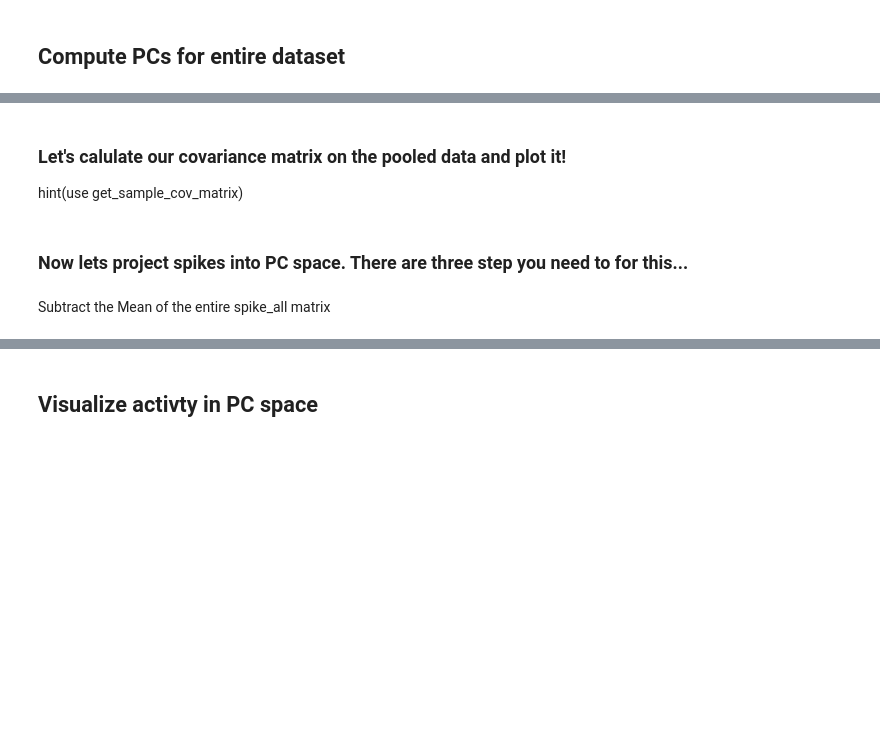
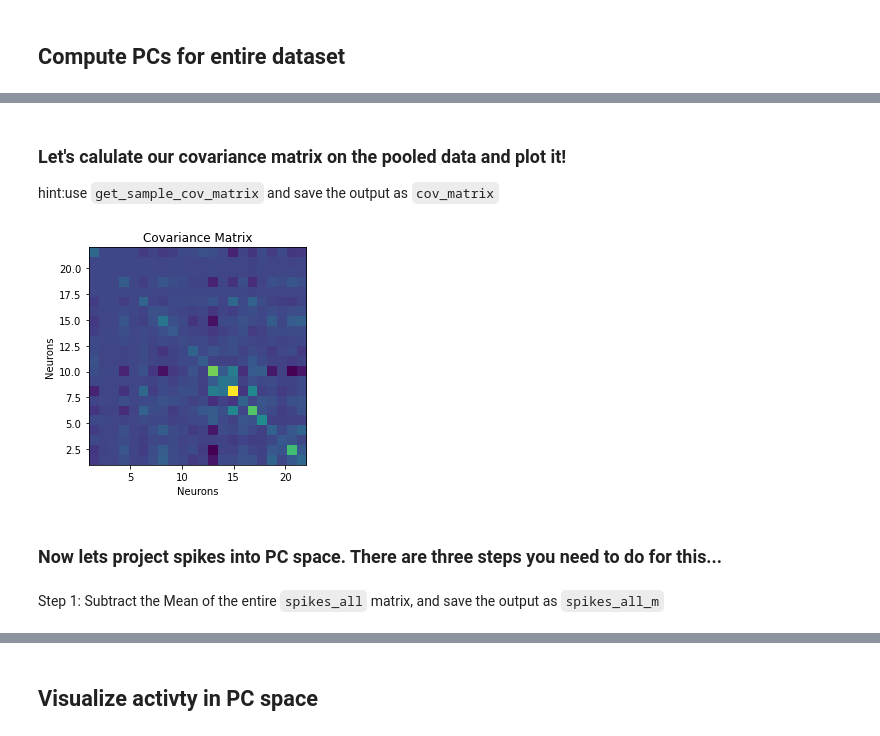
Before and after one commit to svdavid/NEUS642, a Jupyter notebook: notebooks/week7_02-15_PCA/week7_PCA_base.ipynb, the cells around one changed output, grey strips where cells are left out. Cells and saved outputs as stored; diff of their text form; code cells hidden in the pictures; blank space fills up the shorter version.

```diff
--- a/notebooks/week7_02-15_PCA/week7_PCA_base.ipynb
+++ b/notebooks/week7_02-15_PCA/week7_PCA_base.ipynb
@@ -671,18 +732,21 @@ plt.colorbar(label='Firing Rate (Hz)');
 # %% [markdown]
 ### Let's calulate our covariance matrix on the pooled data and plot it!
-hint(use get_sample_cov_matrix)
+hint:use `get_sample_cov_matrix` and save the output as `cov_matrix`
 # %%
 #Answer
 # Calculate the sample covariance matrix
 cov_matrix = get_sample_cov_matrix(spikes_all)
-plt.imshow(cov_matrix,extent=[0,20,0,20],aspect=1)
+
+plt.imshow(cov_matrix,extent=[1,22,1,22],aspect=1)
 plt.xlabel('Neurons');
 plt.ylabel('Neurons');
 plt.title('Covariance Matrix');
+# %% [output]
+[figure, added]
 # %% [markdown]
-### Now lets project spikes into PC space. There are three step you need to for this...
+### Now lets project spikes into PC space. There are three steps you need to do for this...
 # %% [markdown]
- Subtract the Mean of the entire spike_all matrix
+ Step 1: Subtract the Mean of the entire `spikes_all` matrix, and save the output as `spikes_all_m`
 # %%
 #Answer
 #spikes_all.shape
```
Also changed, not shown: parts of 89 cells of this notebook.
